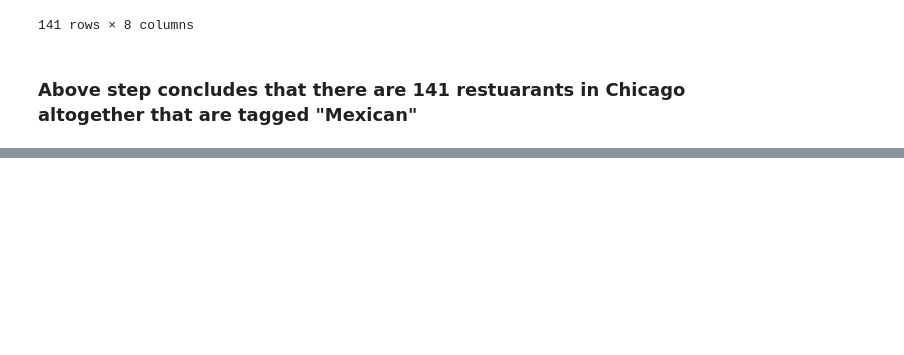
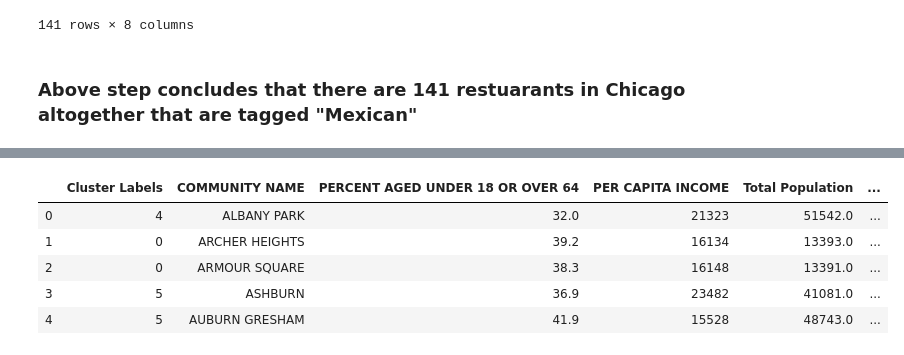
Before and after one commit to LRT-YASH/TestDSRepo, a Jupyter notebook: Week5_Final.ipynb, the cells around one changed output, grey strips where cells are left out. Cells and saved outputs as stored; diff of their text form; code cells hidden in the pictures; blank space fills up the shorter version.

```diff
--- a/Week5_Final.ipynb
+++ b/Week5_Final.ipynb
@@ -496,0 +484,9 @@ map_chicago_mex
+# %%
+Chicago_Neigh_Full.head(5)
+# %% [output]
+|  | Cluster Labels | COMMUNITY NAME | PERCENT AGED UNDER 18 OR OVER 64 | PER CAPITA INCOME | Total Population | ... |
+| 0 | 4 | ALBANY PARK | 32.0 | 21323 | 51542.0 | ... |
+| 1 | 0 | ARCHER HEIGHTS | 39.2 | 16134 | 13393.0 | ... |
+| 2 | 0 | ARMOUR SQUARE | 38.3 | 16148 | 13391.0 | ... |
+| 3 | 5 | ASHBURN | 36.9 | 23482 | 41081.0 | ... |
+| 4 | 5 | AUBURN GRESHAM | 41.9 | 15528 | 48743.0 | ... |
```
Also changed, not shown: parts of 14 cells of this notebook.
